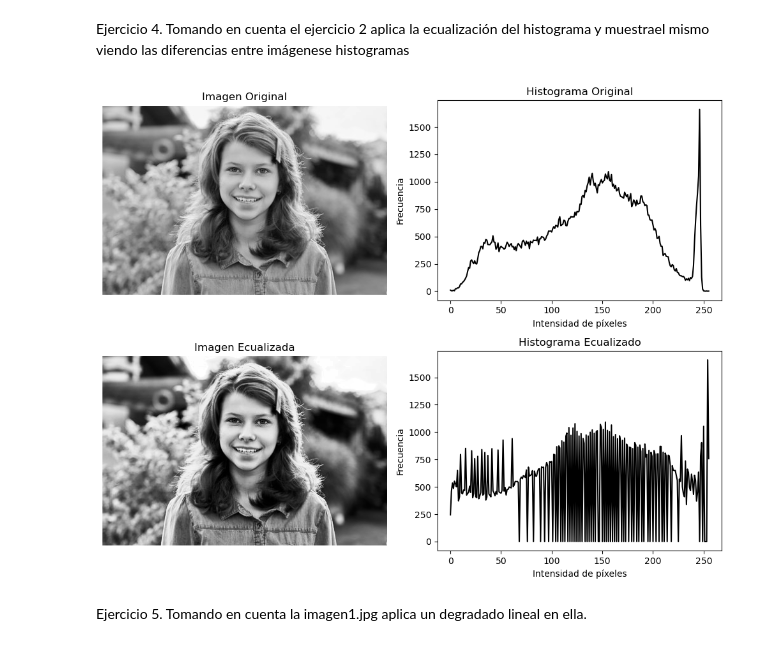
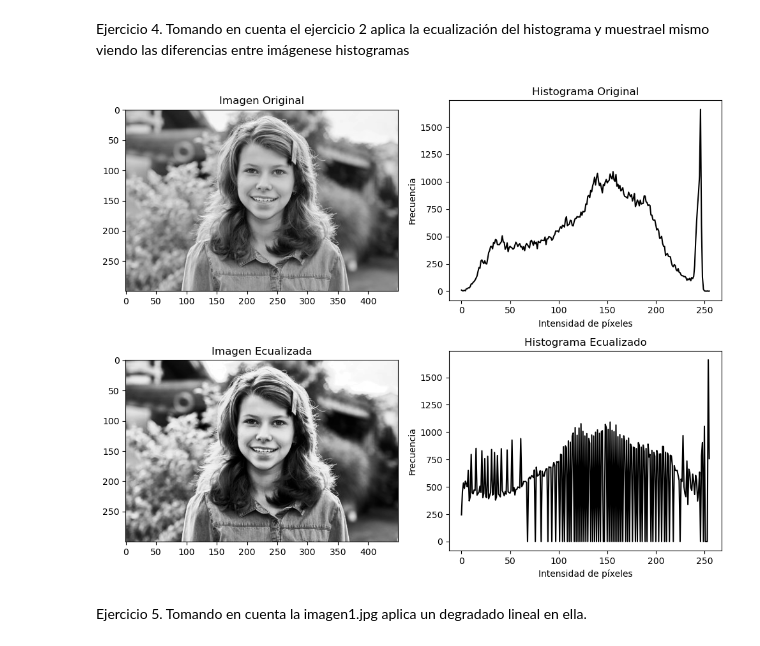
Before and after one commit to GuerreroT/clase1, a Jupyter notebook: actividadEvaluativa.ipynb, the cells around one changed output. Saved outputs shown, nothing was run; the diff lists cells and outputs as text; code cells hidden in the pictures.

```diff
--- a/actividadEvaluativa.ipynb
+++ b/actividadEvaluativa.ipynb
@@ -95,36 +95,34 @@ hist_original = cv2.calcHist([imagen_original], [0], None, [256], [0, 256])
 hist_ecualizada = cv2.calcHist([imagen_ecualizada], [0], None, [256], [0, 256])
 
 # Mostrar la imagen original y la imagen ecualizada junto con sus histogramas
 plt.figure(figsize=(10, 8))
 
 # Imagen original
 plt.subplot(2, 2, 1)
 plt.imshow(imagen_original, cmap='gray')
 plt.title('Imagen Original')
-plt.axis('off')
 
 plt.subplot(2, 2, 2)
 plt.plot(hist_original, color='black')
 plt.title('Histograma Original')
 plt.xlabel('Intensidad de píxeles')
 plt.ylabel('Frecuencia')
 
 # Imagen ecualizada
 plt.subplot(2, 2, 3)
 plt.imshow(imagen_ecualizada, cmap='gray')
 plt.title('Imagen Ecualizada')
-plt.axis('off')
 
 plt.subplot(2, 2, 4)
 plt.plot(hist_ecualizada, color='black')
 plt.title('Histograma Ecualizado')
 plt.xlabel('Intensidad de píxeles')
 plt.ylabel('Frecuencia')
 
 plt.tight_layout()
 plt.show()
 # %% [output]
-[figure, old version]
+[figure, new version]
 # %% [markdown]
 Ejercicio 5.
 Tomando en cuenta la imagen1.jpg aplica un degradado lineal en ella.
```
Also changed, not shown: 1 other file.
